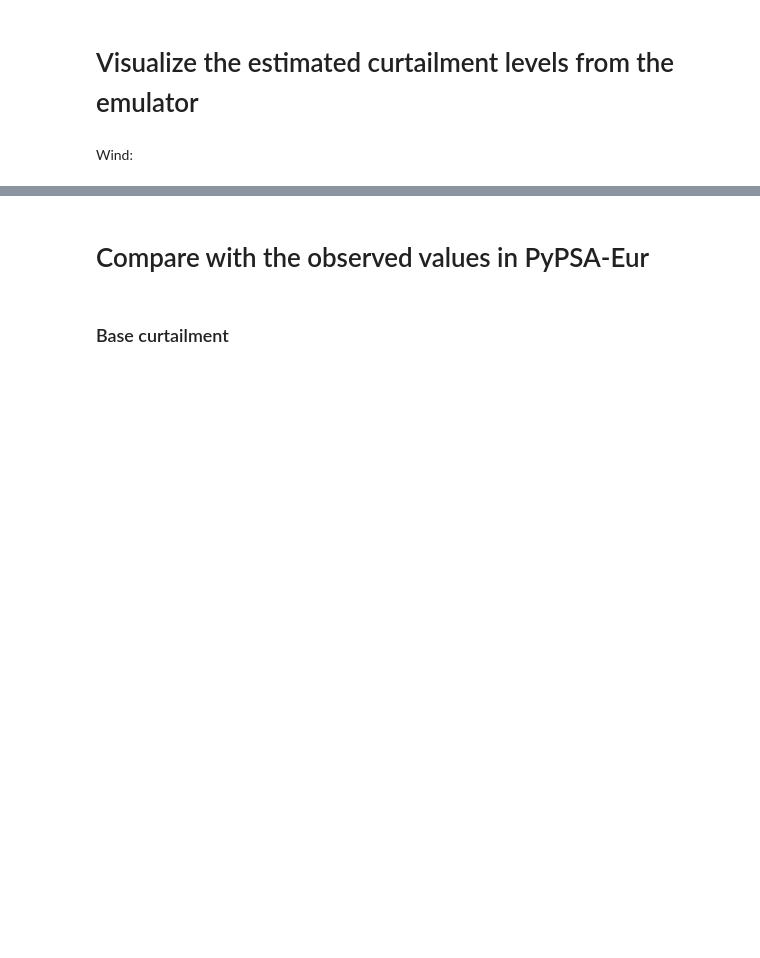
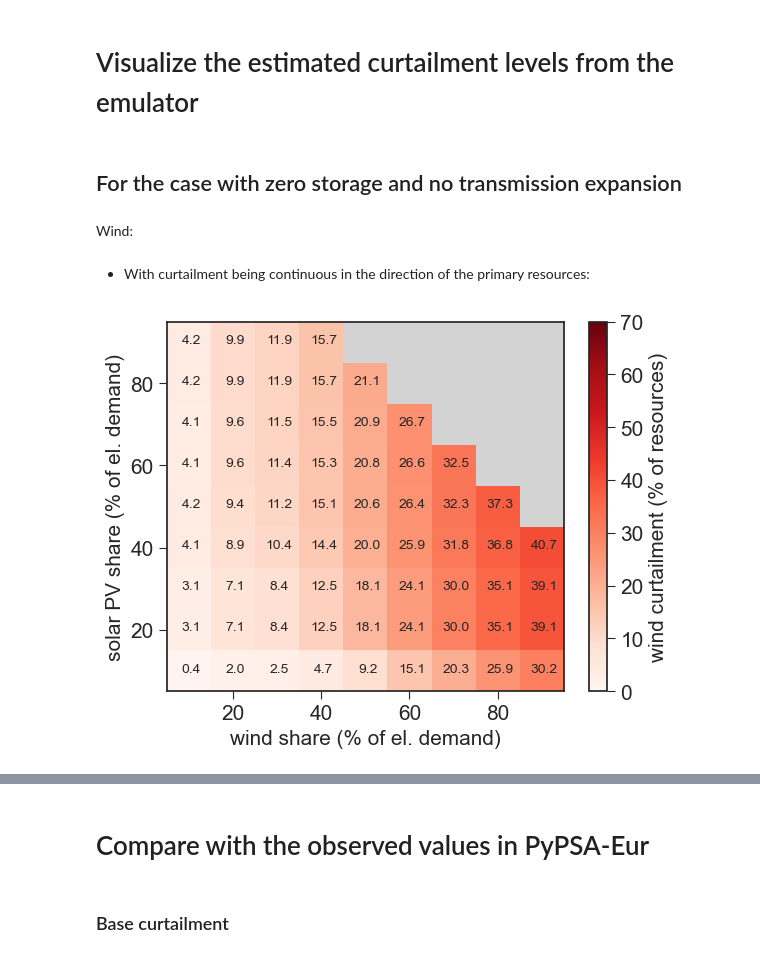
Before and after one commit to ebbekyhl/PyPSA-Eur-Curtailment-Emulator, a Jupyter notebook: test_pypsa_emulator.ipynb, the cells around one changed output, grey strips where cells are left out. Drawn from its saved outputs; the diff is of its cells as text; code cells hidden in the pictures; blank space fills up the shorter version.

Commit message:
added the option of interpolation direction

```diff
--- a/test_pypsa_emulator.ipynb
+++ b/test_pypsa_emulator.ipynb
@@ -126,12 +124,13 @@ Update parameters acc. to the specified scenarios (if not, set update_parameters
 # %%
 update_parameters = True
-
+continuous_axis = "secondary" # "primary" or "secondary"
 if update_parameters:
     create_emulator(scenarios,
                     RDIR,
                     file_path,
                     efficiencies,
                     tech_labels,
+                    continuous_axis,
                     update_excel_file=True, # if True, updates the excel file with the results of the PyPSA runs
                                             # Note that the Excel file only updates parameters of wind, solar, LDES, and SDES.
                     )
@@ -148,11 +148,18 @@ Parameterization done!
 # %% [markdown]
 # **Testing the PyPSA Curtailment Emulator**
 # %%
-def run_pypsa_emulator_python(renewable,demand, primary_resource, secondary_resource, act_techs):
-    primary_term_sum, secondary_term_sum = include_base_curtailment(renewable,primary_resource,secondary_resource,demand)
+def run_pypsa_emulator_python(renewable,demand, primary_resource, secondary_resource, act_techs,continuous_axis="secondary"):
+    primary_term_sum, secondary_term_sum = include_base_curtailment(renewable,primary_resource,secondary_resource,demand,continuous_axis)
     tech_term_sum = include_tech_term(act_techs.keys(),act_techs,renewable,primary_resource,secondary_resource,demand)
 
+    # print("primary_term_sum: ", primary_term_sum)
+    # print("secondary_term_sum: ", secondary_term_sum)
+    # print("tech_term_sum: ", tech_term_sum)
     total_curtailment_d = primary_term_sum + secondary_term_sum + sum(tech_term_sum.values()) # percentage of demand
+
+    # add lower bound to total_curtailment_d
+    total_curtailment_d[total_curtailment_d < 0] = 0
+
     total_curtailment_r = total_curtailment_d/primary_resource*100 # percentage of resources
 
     return total_curtailment_d.item(), total_curtailment_r.item()
@@ -161,13 +168,16 @@ def test_pypsa_emulator_python(primary_res,
                                secondary_res,
                                renewable,
                                demand,
-                               act_techs):
+                               act_techs,
+                               continuous_axis="secondary"):
+
+    print("Evaluating " + renewable + " curtailment, using " + continuous_axis + " resource as the continuous axis...")
     curtailment_d = {}
     curtailment_r = {}
     for primary_resource in primary_res:
         for secondary_resource in secondary_res:
             if primary_resource + secondary_resource <= 130:
-                curt_d,curt_r = run_pypsa_emulator_python(renewable,demand, primary_resource, secondary_resource, act_techs)
+                curt_d,curt_r = run_pypsa_emulator_python(renewable,demand, primary_resource, secondary_resource, act_techs, continuous_axis)
                 curtailment_d[secondary_resource,primary_resource] = curt_d
                 curtailment_r[secondary_resource,primary_resource] = curt_r
 
@@ -185,14 +239,15 @@ curtailment_type = "resources" # "demand" or "resources
 overwrite = True # Whether existing files should be overwritten (True) or not (False)
 
 demand = 100 # electricity demand on transmission and distribution level
-wind_res = np.arange(10,100,5) # wind resources (in percentage of demand)
-solar_res = np.arange(10,100,5) # solar resources (in percentage of demand)
+wind_res = np.arange(10,100,2) # wind resources (in percentage of demand)
+solar_res = np.arange(10,100,2) # solar resources (in percentage of demand)
 
-techs = {"ldes":6.4, # activity of long-duration storage (in percentage of demand)
-        "sdes":18.7, # activity of short-duration storage (in percentage of demand)
+techs = {"ldes":0, # activity of long-duration storage (in percentage of demand)
+        "sdes":0, # activity of short-duration storage (in percentage of demand)
         "transmission":0, # transmission expansion (in percentage of existing transmission volume)
         }
 
+wind_curtailment_series, solar_curtailment_series, scenario_name = run_pypsa_emulator(method, wind_res,solar_res,techs,curtailment_type,results_path,demand, overwrite=False)
 # Here, 6.4 and 18.7 for LDES and SDES correspond to the optimum values in the PyPSA-Eur scenario
 # with a 50%-50% wind and solar share.
 
@@ -251,5 +268,25 @@ done.
 # Visualize the estimated curtailment levels from the emulator
 # %%
 color_max_value = 70
+# %% [markdown]
+## For the case with zero storage and no transmission expansion
 # %% [markdown]
 Wind:
+# %% [markdown]
+- With curtailment being continuous in the direction of the primary resources:
+# %%
+fig1, ax1, df1 = color_plot_2D(wind_curtailment_series,
+                               renewable = "wind",
+                               vmax = color_max_value,
+                               cbar_label=curtailment_type)
+
+# mask dataframe such that only values below a certain threshold are shown
+df_m = mask_df(df1,threshold=0)
+ax1.pcolor(df1.columns,df1.index,df_m, hatch='/', alpha=0.)
+
+N = len(wind_res)*len(solar_res)
+fig1.savefig("figures/wind/" + "wind_curtailment_N" + str(N) + "_" + scenario_name + "_" + curtailment_type + ".png",
+                bbox_inches="tight",
+                dpi=300)
+# %% [output]
+[figure, added]
```
Also changed, not shown: parts of 31 cells of this notebook, 24 other files.
